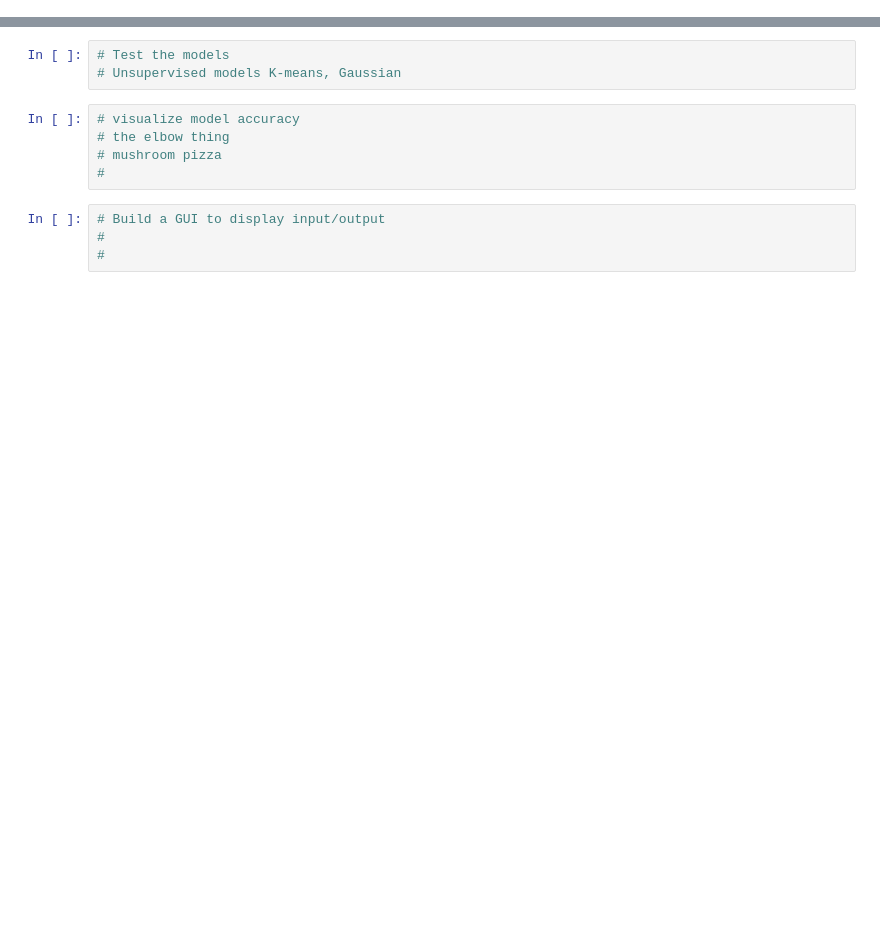
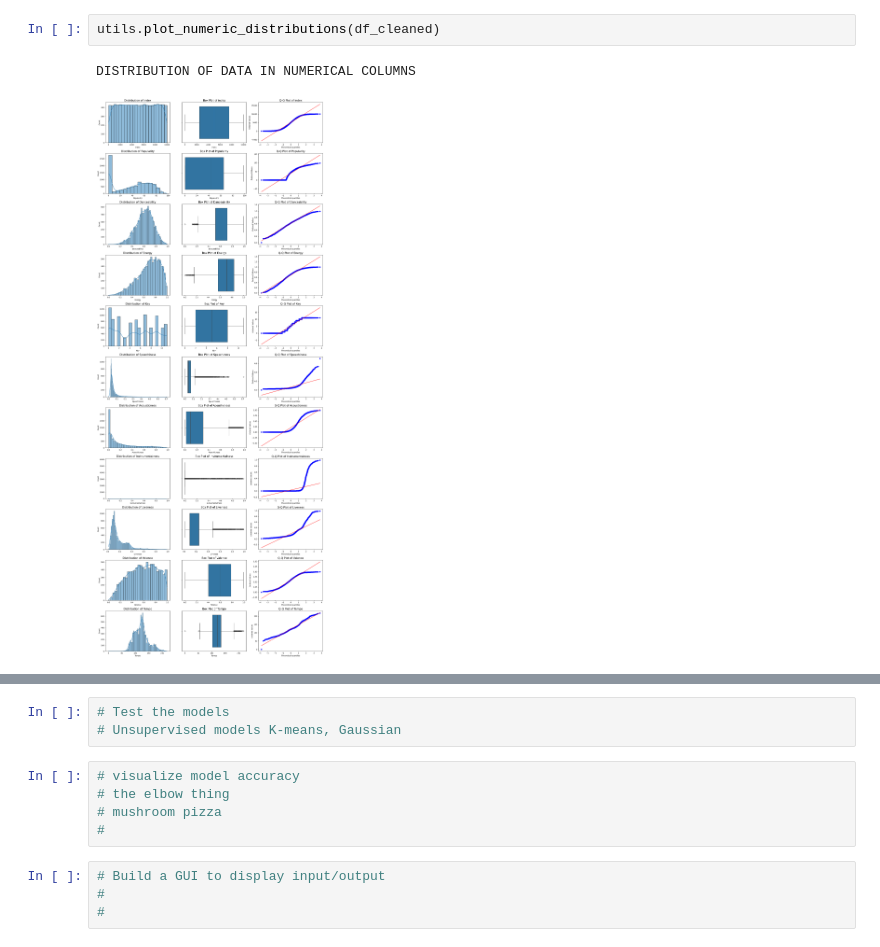
Before and after one commit to dennybett/Song-Recommendation-System, a Jupyter notebook: main.ipynb, the cells around one changed output, grey strips where cells are left out. Drawn from its saved outputs; the diff is of its cells as text; blank space fills up the shorter version.

```diff
--- a/main.ipynb
+++ b/main.ipynb
@@ -24,0 +104,5 @@ warnings.filterwarnings("ignore")
+# %%
+utils.plot_numeric_distributions(df_cleaned)
+# %% [output]
+DISTRIBUTION OF DATA IN NUMERICAL COLUMNS
+[figure, added]
```
Also changed, not shown: parts of 19 cells of this notebook.
